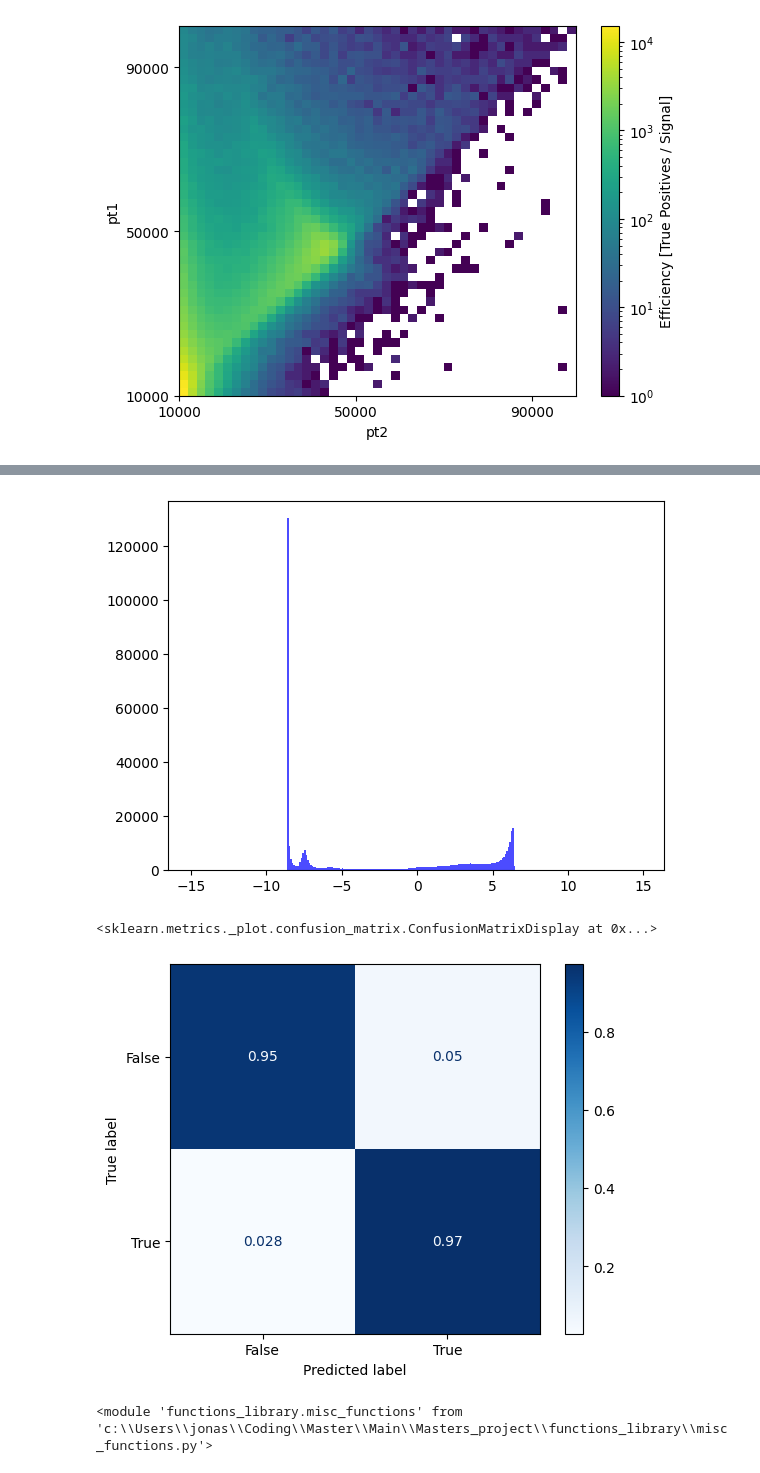
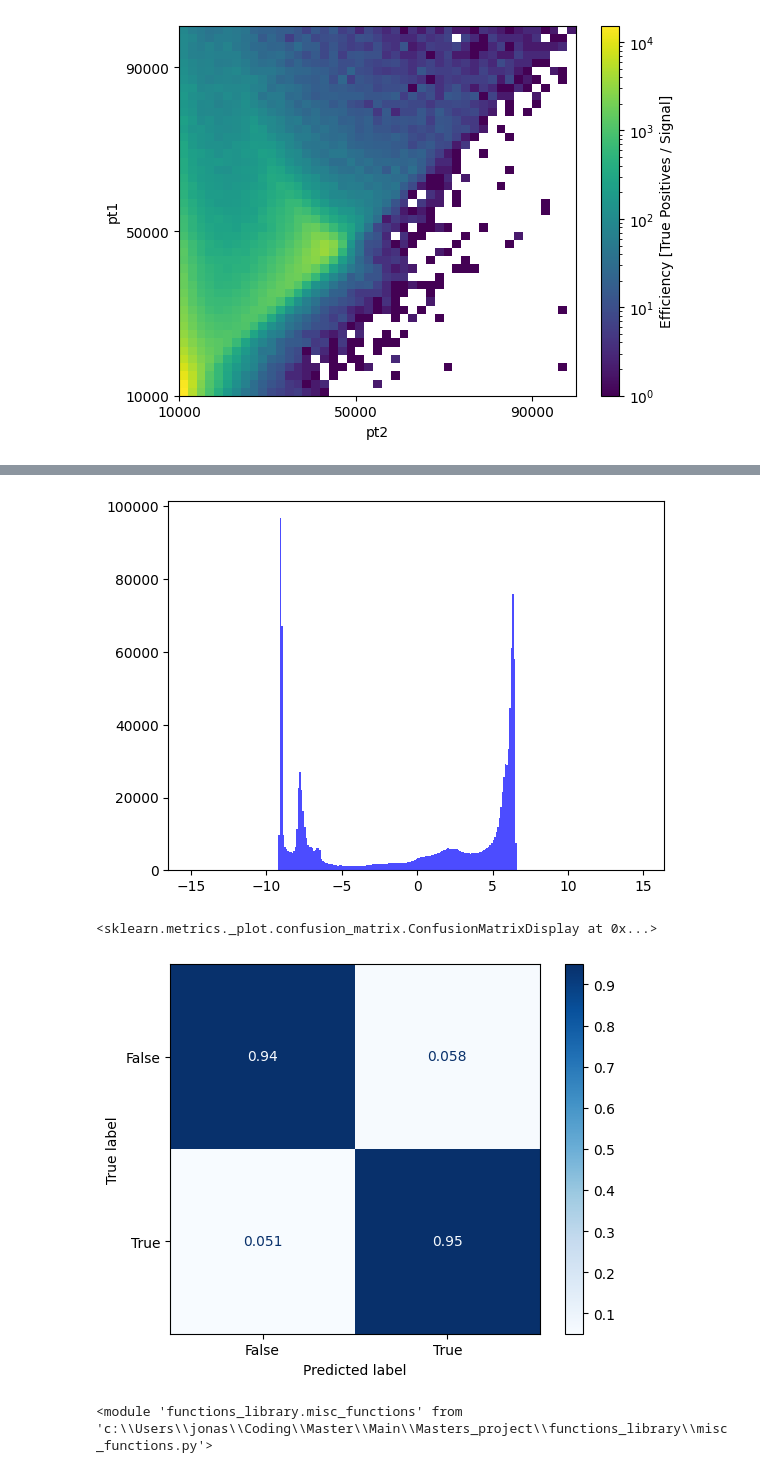
Before and after one commit to Le-Jonas/Masters_project, a Jupyter notebook: ML_lite.ipynb, the cells around one changed output, grey strips where cells are left out. Cells and saved outputs as stored; diff of their text form; code cells hidden in the pictures.

```diff
--- a/ML_lite.ipynb
+++ b/ML_lite.ipynb
@@ -231,7 +222,8 @@ if not h5_files_egam7:
 if not h5_files_data:
     raise FileNotFoundError(f"No files found in {source_3_dir}")
 
-h5_files_egam = [*h5_files_egam1[:3], *h5_files_egam7]
+h5_files_egam = [*h5_files_egam1, *h5_files_egam7]
+rng.shuffle(h5_files_egam)
 # %%
 file_mc = h5py.File(h5_files_egam1[0], 'r')
 file_data = h5py.File(h5_files_data[0], 'r')
@@ -280,9 +272,12 @@ mean_dataset = dataset_classes.H5EgammaDataset(
 
 means, stds = misc_functions.compute_mean_std(mean_dataset, sample_size=1000000, batch_size=4096, num_workers=8)
 
+train_size_egam = int(0.75 * len(h5_files_egam))
+train_size_data = int(0.75 * len(h5_files_data))
+
 train_dataset = dataset_classes.ZPairDataset(
-    h5_files_egam[:4],
-    mix_files = h5_files_data[:3],
+    h5_files_egam[:train_size_egam],
+    mix_files = h5_files_data[:train_size_egam],
     exclude_features = ["truth"],
     exclude_fields = ["truthOrigin", "truthType", "passid_VeryLoose", "passid_Loose", "passid_Medium", "passid_Tight"],
     y_source = "egammas",
@@ -292,8 +287,8 @@ train_dataset = dataset_classes.ZPairDataset(
 )
 
 val_dataset = dataset_classes.ZPairDataset(
-    h5_files_egam[4:],
-    mix_files = h5_files_data[3:],
+    h5_files_egam[train_size_egam:],
+    mix_files = h5_files_data[train_size_data:],
     exclude_features = ["truth"],
     exclude_fields = ["truthOrigin", "truthType", "passid_VeryLoose", "passid_Loose", "passid_Medium", "passid_Tight"],
     y_source = "egammas",
@@ -349,6 +344,16 @@ model_origin.load_state_dict(torch.load("models_library/model_origin_pair_advers
 domain_adversary.load_state_dict(torch.load("models_library/domain_adversary.pth", map_location=torch.device('cpu')))
 # %% [output]
 <All keys matched successfully>
+# %%
+val_dataset = dataset_classes.ZPairDataset(
+    h5_files_egam[train_size_egam:],
+    exclude_features = ["truth"],
+    exclude_fields = ["truthOrigin", "truthType", "passid_VeryLoose", "passid_Loose", "passid_Medium", "passid_Tight"],
+    y_source = "egammas",
+    y_field = "truthOrigin",
+    fallback_target = ["passid_Medium"],
+)
+val_loader = DataLoader(val_dataset, batch_size=4096, shuffle=False, num_workers=4, prefetch_factor=2, persistent_workers=True, pin_memory=True)
 # %%
 pt1 = []
 pt2 = []
@@ -356,7 +361,7 @@ ps_med = []
 ps_tight = []
 targets = []
 for batch in val_loader:
-    e1, e2, event, target = batch
+    e1, e2, event, target, _ = batch
     pt1.append(e1[:, 6825])
     pt2.append(e2[:, 6825])
     targets.append(target)
@@ -485,14 +490,14 @@ plt.grid()
 plt.hist(predictions, bins=np.arange(-15, 15, 0.1), alpha=0.7, label='Predictions', color='blue')
 plt.show()
 # %% [output]
-[figure, old version]
+[figure, new version]
 # %%
-cm = confusion_matrix(targets, predictions > 0, normalize='true')
+cm = confusion_matrix(targets, predictions > 1.2, normalize='true')
 disp = ConfusionMatrixDisplay(confusion_matrix=cm, display_labels=[False, True])
 disp.plot(cmap=plt.cm.Blues)
 # %% [output]
 <sklearn.metrics._plot.confusion_matrix.ConfusionMatrixDisplay at 0x...>
-[figure, old version]
+[figure, new version]
 # %%
 test_dataset = dataset_classes.H5EgammaDataset(
     h5_files_egam1,
```
Also changed, not shown: parts of 7 cells of this notebook, 2 other files.
